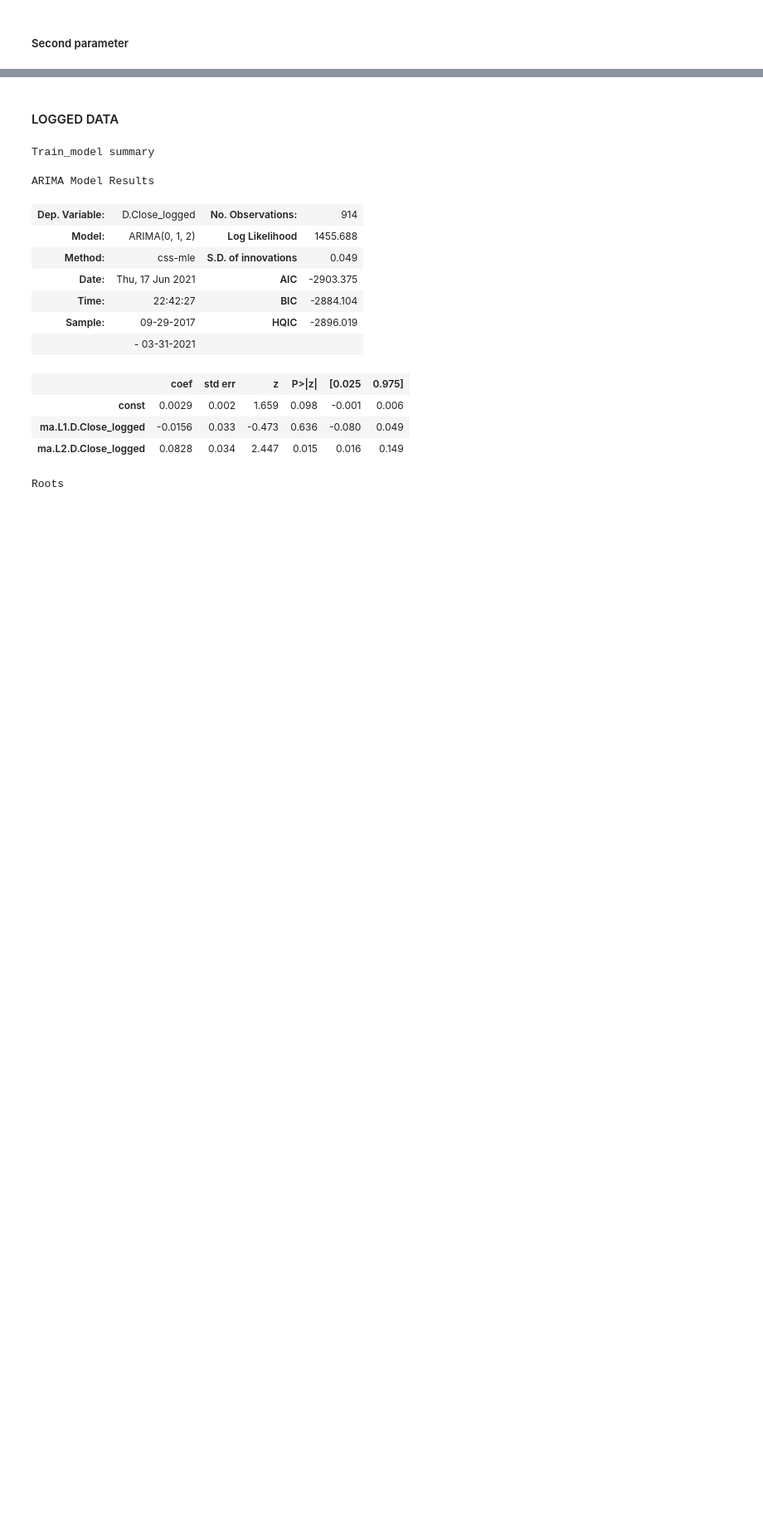
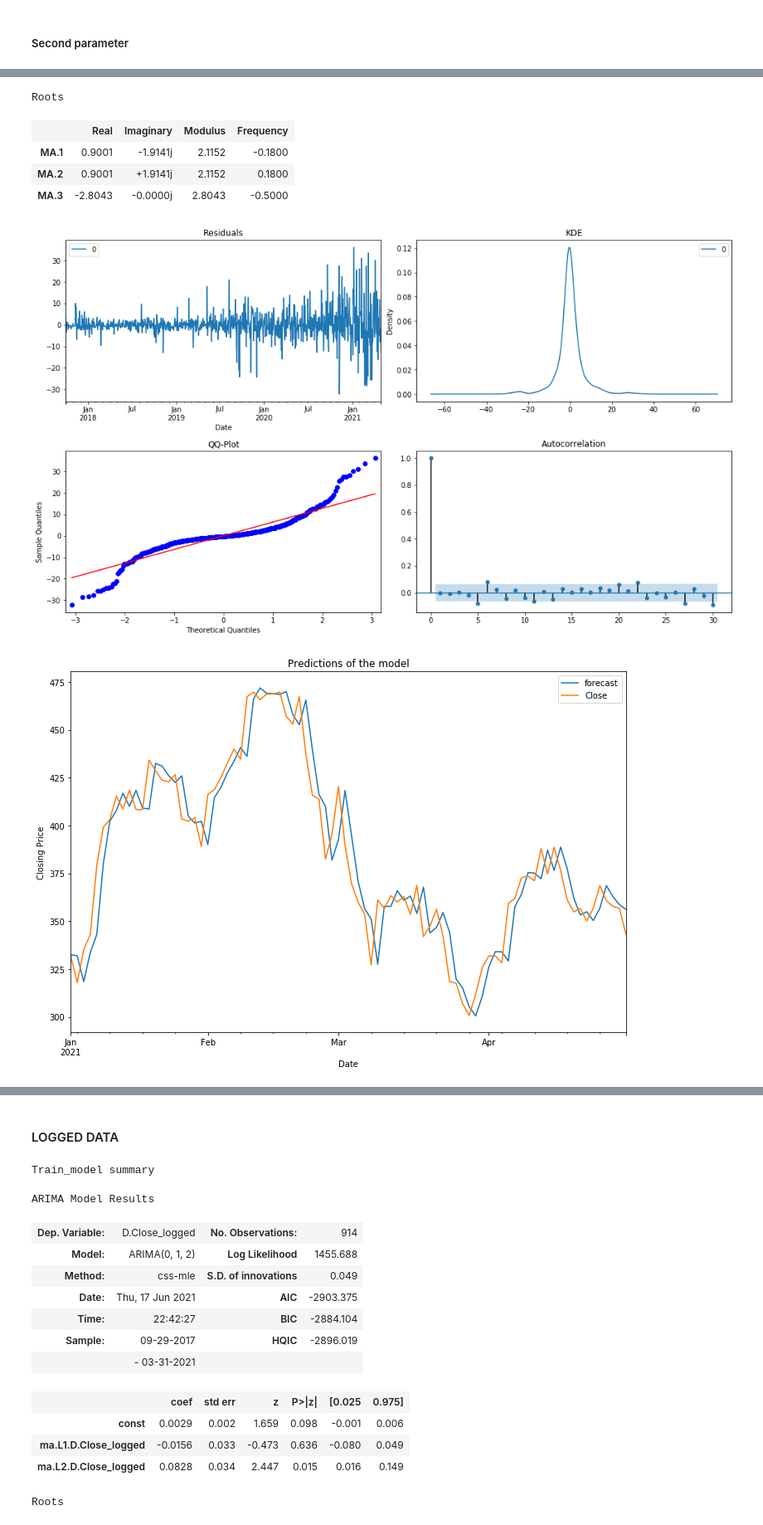
Before and after one commit to stevenkyle2013/Capstone, a Jupyter notebook: Main.ipynb, the cells around one changed output, grey strips where cells are left out. Shown at 83% size. Drawn from its saved outputs; the diff is of its cells as text; code cells hidden in the pictures; blank space fills up the shorter version.

```diff
--- a/Main.ipynb
+++ b/Main.ipynb
@@ -1097,2 +1139,6 @@ Freq: B, dtype: float64
 # %% [markdown]
 ##### Second parameter
+# %%
+# Testing the Second set of parameters
+ArimaModelDiagnostics(Train['Close'], order=raw_order_2, pred_start='2021-01-01')
+# %% [output]
@@ -1098,0 +1159,7 @@ Freq: B, dtype: float64
+Roots
+|  | Real | Imaginary | Modulus | Frequency |
+| MA.1 | 0.9001 | -1.9141j | 2.1152 | -0.1800 |
+| MA.2 | 0.9001 | +1.9141j | 2.1152 | 0.1800 |
+| MA.3 | -2.8043 | -0.0000j | 2.8043 | -0.5000 |
+[figure, added]
+[figure, added]
```
Also changed, not shown: parts of 31 cells of this notebook.
